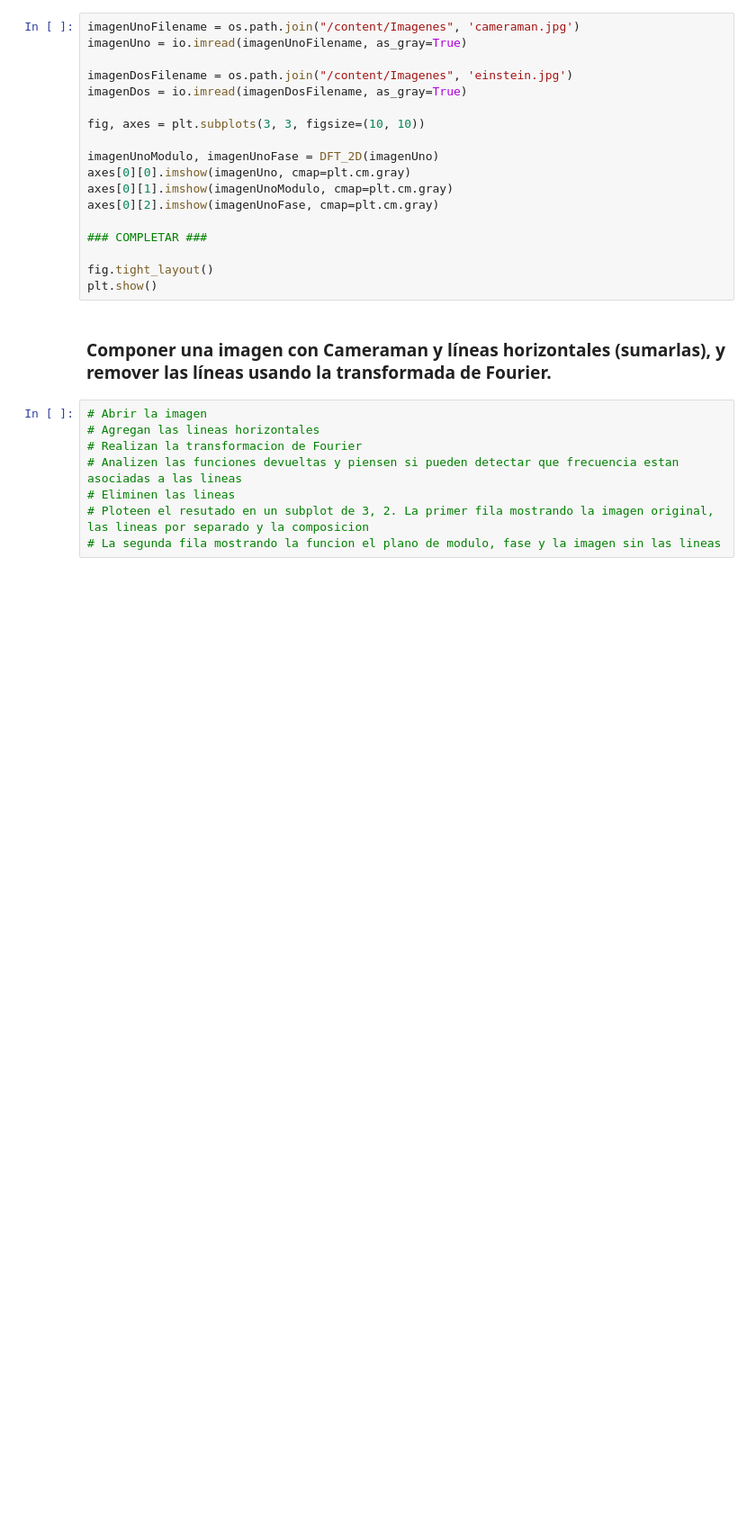
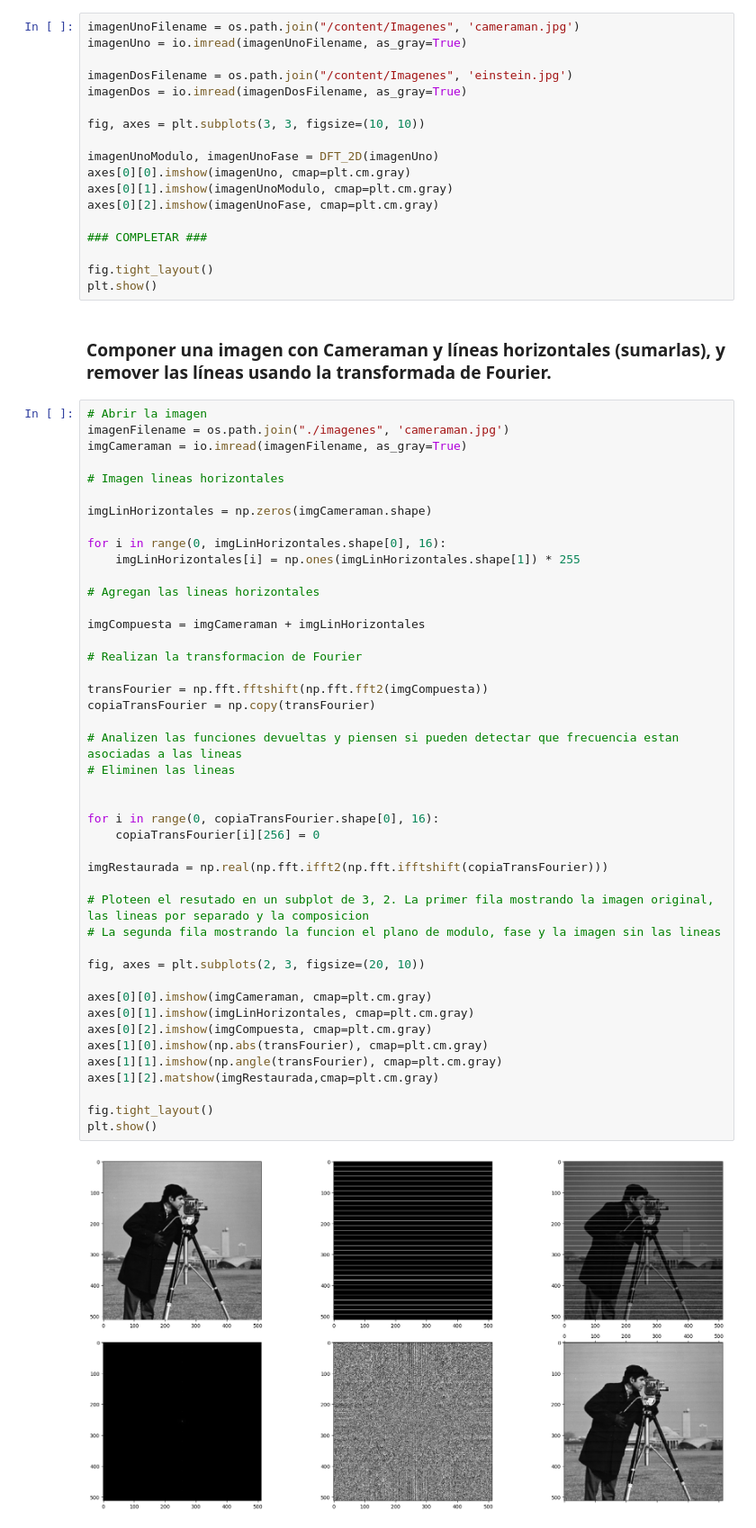
Before and after one commit to tusar-verma/Procesamiento-de-Imagenes, a Jupyter notebook: Labo-4/PracticaFourier.ipynb, the cells around one changed output. Shown at 90% size. Saved outputs shown, nothing was run; the diff lists cells and outputs as text; blank space fills up the shorter version.

Commit message:
Hecho ej camaraman fourier

```diff
--- a/Labo-4/PracticaFourier.ipynb
+++ b/Labo-4/PracticaFourier.ipynb
@@ -399,9 +393,47 @@ plt.show()
 ### Componer una imagen con Cameraman y líneas horizontales (sumarlas), y remover las líneas usando la transformada de Fourier.
 # %%
 # Abrir la imagen
+imagenFilename = os.path.join("./imagenes", 'cameraman.jpg')
+imgCameraman = io.imread(imagenFilename, as_gray=True)
+
+# Imagen lineas horizontales
+
+imgLinHorizontales = np.zeros(imgCameraman.shape)
+
+for i in range(0, imgLinHorizontales.shape[0], 16):
+    imgLinHorizontales[i] = np.ones(imgLinHorizontales.shape[1]) * 255
+
 # Agregan las lineas horizontales
+
+imgCompuesta = imgCameraman + imgLinHorizontales
+
 # Realizan la transformacion de Fourier
+
+transFourier = np.fft.fftshift(np.fft.fft2(imgCompuesta))
+copiaTransFourier = np.copy(transFourier)
+
 # Analizen las funciones devueltas y piensen si pueden detectar que frecuencia estan asociadas a las lineas
 # Eliminen las lineas
+
+
+for i in range(0, copiaTransFourier.shape[0], 16):
+    copiaTransFourier[i][256] = 0
+
+imgRestaurada = np.real(np.fft.ifft2(np.fft.ifftshift(copiaTransFourier)))
+
 # Ploteen el resutado en un subplot de 3, 2. La primer fila mostrando la imagen original, las lineas por separado y la composicion
 # La segunda fila mostrando la funcion el plano de modulo, fase y la imagen sin las lineas
+
+fig, axes = plt.subplots(2, 3, figsize=(20, 10))
+
+axes[0][0].imshow(imgCameraman, cmap=plt.cm.gray)
+axes[0][1].imshow(imgLinHorizontales, cmap=plt.cm.gray)
+axes[0][2].imshow(imgCompuesta, cmap=plt.cm.gray)
+axes[1][0].imshow(np.abs(transFourier), cmap=plt.cm.gray)
+axes[1][1].imshow(np.angle(transFourier), cmap=plt.cm.gray)
+axes[1][2].matshow(imgRestaurada,cmap=plt.cm.gray)
+
+fig.tight_layout()
+plt.show()
+# %% [output]
+[figure, added]
```
Also changed, not shown: parts of 4 cells of this notebook, 3 other files.
